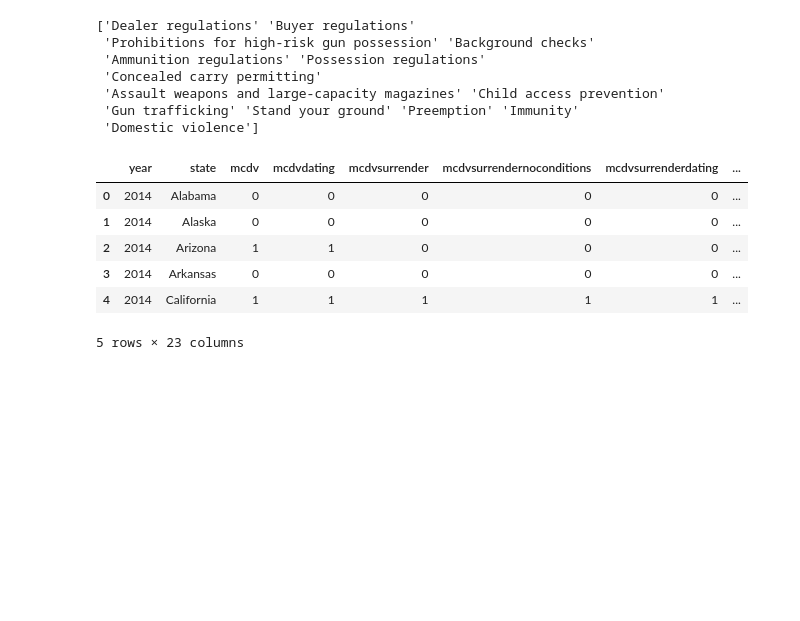
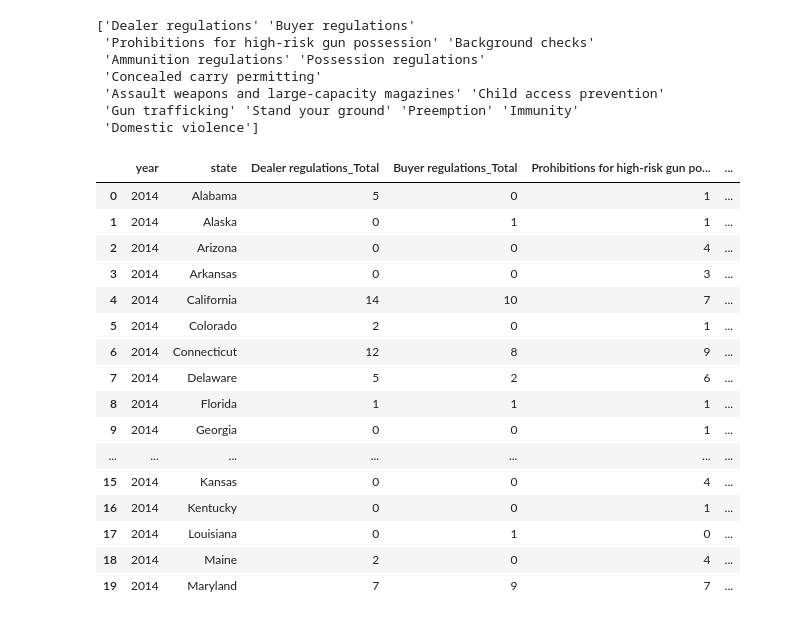
Before and after one commit to Vallito/Project_1, a Jupyter notebook: data/Code/GunLaws_Analyze.ipynb, the cells around one changed output. Drawn from its saved outputs; the diff is of its cells as text; code cells hidden in the pictures; blank space fills up the shorter version.

```diff
--- a/data/Code/GunLaws_Analyze.ipynb
+++ b/data/Code/GunLaws_Analyze.ipynb
@@ -79,30 +80,48 @@ cb_categories = codebook_df_m['Category'].unique()
  'Domestic violence']
 # %%
 # create a dictionary of categories with the appropriate columns for each category
+# create a seperate df and add the summary amounts through a loop
 
-# d = {}
-# for name in companies:
-#     d[name] = pd.DataFrame()
+#dict
 cat_frame = {}
+
+#summary data frame with year and state
+summary_df = db_2014_df.loc[:,('year','state')]
+
+#loop through cb_categories list to create dict/df
 for c in cb_categories:
+
     # use loc on codebook_df_m to get variable names as list
-    # set list as static value
     cb_columns = codebook_df_m['Variable Name'].loc[codebook_df_m['Category']==c].unique()
     columns = ['year','state']
     columns.extend(cb_columns)
-#     print(c)
-#     print(cb_columns)
-#     print(columns)
-    # use static value as column list for db_2014_df headers
-    cat_frame[c] = db_2014_df[columns]
-    # create d key on c and value as dataframe from those columns
+
+    # use columns variable as column list for db_2014_df headers
+    #create temp data frame to load into dict and create summary column
+    df_temp = db_2014_df.loc[:,columns]
+    df_temp[c+'_Total'] = db_2014_df.loc[:,cb_columns].sum(axis=1)
+
+    #populate summary column only to summary dataframe
+    summary_df[c+'_Total'] = db_2014_df.loc[:,cb_columns].sum(axis=1)
+    cat_frame[c] = df_temp
-# %%
-cat_frame[c].head()
-# %% [output]
-|  | year | state | mcdv | mcdvdating | mcdvsurrender | mcdvsurrendernoconditions | mcdvsurrenderdating | ... |
-| 0 | 2014 | Alabama | 0 | 0 | 0 | 0 | 0 | ... |
-| 1 | 2014 | Alaska | 0 | 0 | 0 | 0 | 0 | ... |
-| 2 | 2014 | Arizona | 1 | 1 | 0 | 0 | 0 | ... |
-| 3 | 2014 | Arkansas | 0 | 0 | 0 | 0 | 0 | ... |
-| 4 | 2014 | California | 1 | 1 | 1 | 1 | 1 | ... |
-5 rows × 23 columns
+# %%
+# cat_frame['Domestic violence'].head(20)
+summary_df.head(20)
+# %% [output]
+|  | year | state | Dealer regulations_Total | Buyer regulations_Total | Prohibitions for high-risk gun po... | ... |
+| 0 | 2014 | Alabama | 5 | 0 | 1 | ... |
+| 1 | 2014 | Alaska | 0 | 1 | 1 | ... |
+| 2 | 2014 | Arizona | 0 | 0 | 4 | ... |
+| 3 | 2014 | Arkansas | 0 | 0 | 3 | ... |
+| 4 | 2014 | California | 14 | 10 | 7 | ... |
+| 5 | 2014 | Colorado | 2 | 0 | 1 | ... |
+| 6 | 2014 | Connecticut | 12 | 8 | 9 | ... |
+| 7 | 2014 | Delaware | 5 | 2 | 6 | ... |
+| 8 | 2014 | Florida | 1 | 1 | 1 | ... |
+| 9 | 2014 | Georgia | 0 | 0 | 1 | ... |
+| ... | ... | ... | ... | ... | ... | ... |
+| 15 | 2014 | Kansas | 0 | 0 | 4 | ... |
+| 16 | 2014 | Kentucky | 0 | 0 | 1 | ... |
+| 17 | 2014 | Louisiana | 0 | 1 | 0 | ... |
+| 18 | 2014 | Maine | 2 | 0 | 4 | ... |
+| 19 | 2014 | Maryland | 7 | 9 | 7 | ... |
```
Also changed, not shown: parts of 3 cells of this notebook, 3 other files.
